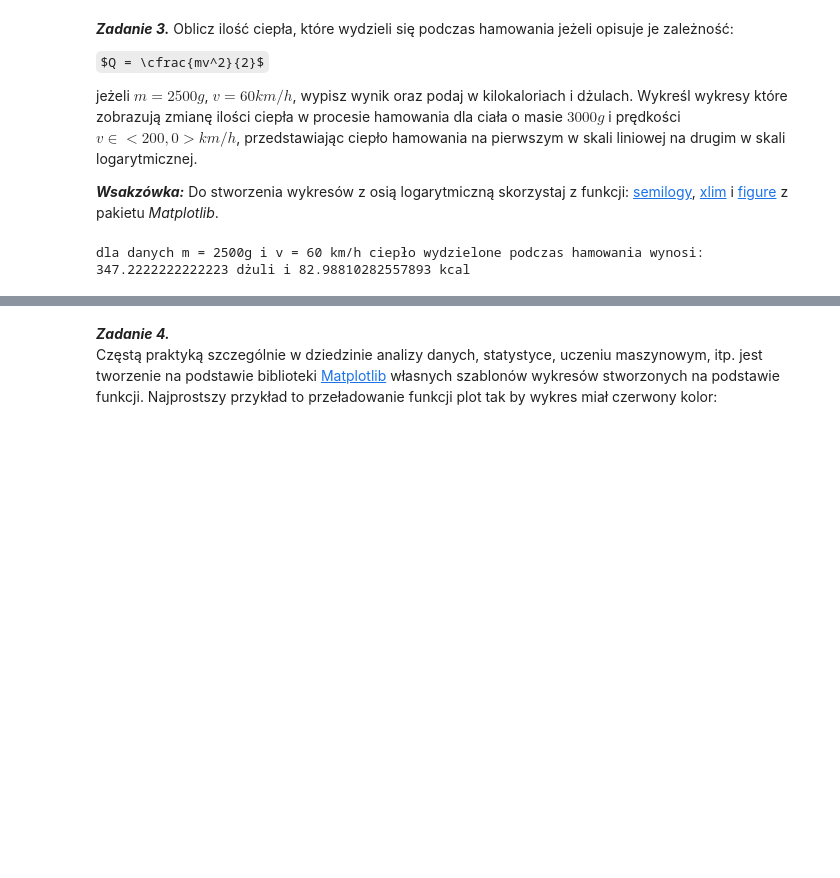
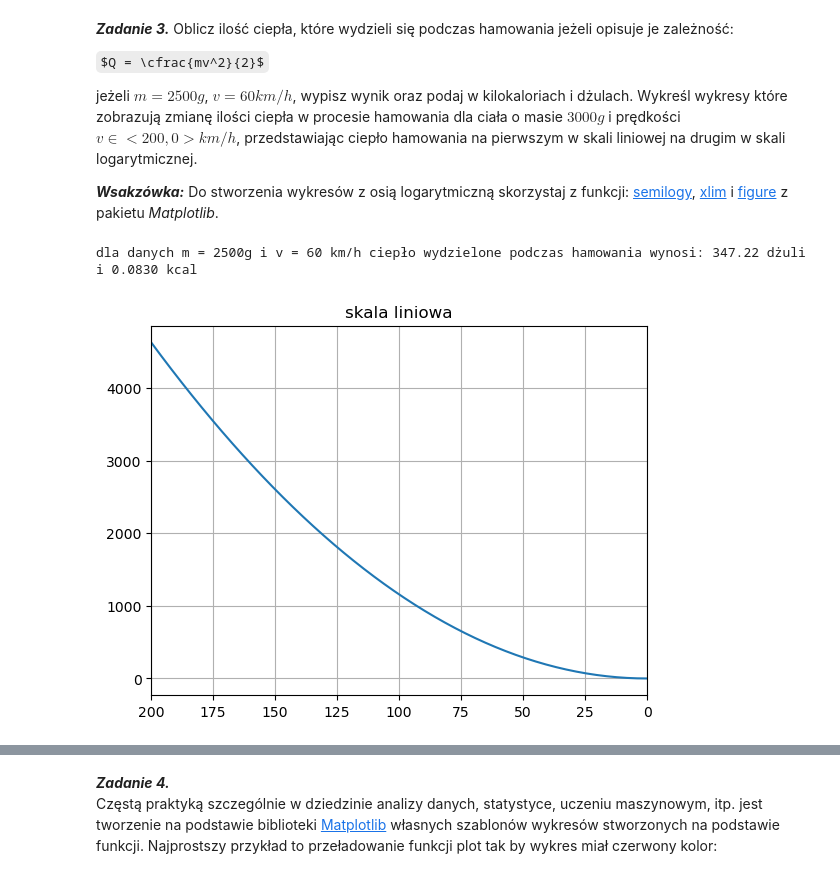
Before and after one commit to Maciej-Palka/MN-lab2, a Jupyter notebook: sprawozdanie.ipynb, the cells around one changed output, grey strips where cells are left out. Cells and saved outputs as stored; diff of their text form; code cells hidden in the pictures; some formulas as TeX source; blank space fills up the shorter version.

```diff
--- a/sprawozdanie.ipynb
+++ b/sprawozdanie.ipynb
@@ -101,9 +102,20 @@ jeżeli $m = 2500g$, $v = 60km/h$, wypisz wynik oraz podaj w kilokaloriach i dż
 def Q(m:float, v:float)->float:
     return(m * v**2)/2
 m3_1 = 2.5
+m3_2 = 3
 v3_1 = 60/3.6
 Q3_1 = Q(m3_1, v3_1)
-print(f"dla danych m = 2500g i v = 60 km/h ciepło wydzielone podczas hamowania wynosi: {Q3_1} dżuli i {Q3_1/4.184} kcal")
+print(f"dla danych m = 2500g i v = 60 km/h ciepło wydzielone podczas hamowania wynosi: {Q3_1:.2f} dżuli i {Q3_1/4184:.4f} kcal")
 v3_2 = np.linspace(200, 0)
 # %% [output]
-dla danych m = 2500g i v = 60 km/h ciepło wydzielone podczas hamowania wynosi: 347.2222222222223 dżuli i 82.98810282557893 kcal
+dla danych m = 2500g i v = 60 km/h ciepło wydzielone podczas hamowania wynosi: 347.22 dżuli i 0.0830 kcal
+# %%
+plt.figure()
+Q3_2 = Q(m3_2, v3_2/3.6)
+plt.plot(v3_2, Q3_2)
+plt.title("skala liniowa")
+plt.xlim(200, 0)
+plt.grid()
+plt.show()
+# %% [output]
+[figure, added]
```
Also changed, not shown: parts of 3 cells of this notebook.
